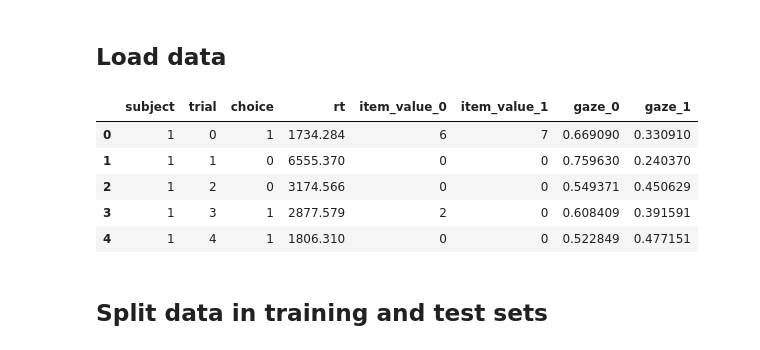
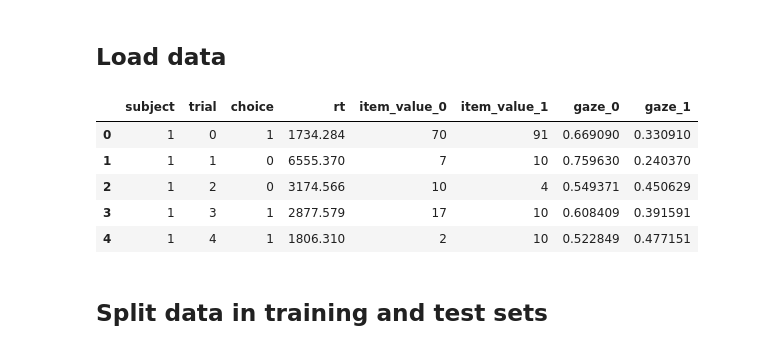
Before and after one commit to pradysepulveda/glamDDM_PF2019, a Jupyter notebook: PF2019_GLAM_hierarchical_out_of_sample_More_Bin_NUTS_33.ipynb, the cells around one changed output. Saved outputs shown, nothing was run; the diff lists cells and outputs as text; code cells hidden in the pictures.

```diff
--- a/PF2019_GLAM_hierarchical_out_of_sample_More_Bin_NUTS_33.ipynb
+++ b/PF2019_GLAM_hierarchical_out_of_sample_More_Bin_NUTS_33.ipynb
@@ -15,22 +15,22 @@ np.random.seed(23) # from random.org
 ## Load data
 # %%
 # Load data
-sufix = 'hierarchical_More_Bin_Gamma-11_NUTS_33'
-data = pd.read_csv('data/PF2019_data/GlamDataPF2019_More_Bin_33.csv')
+sufix = 'hierarchical_More_Bin_Gamma-11_NUTS_33_test'
+data = pd.read_csv('data/PF2019_data/GlamDataPF2019_More_NoBin_33_MODIFICATION_TEST.csv')
 #data = pd.read_csv('data/PF2019_data/GlamDataFF2018_Like_NoBin_TEST.csv')
 
 # Subset only necessary columns
 data = data[['subject', 'trial', 'choice', 'rt',
          'item_value_0', 'item_value_1',
          'gaze_0', 'gaze_1']]
 data.head()
 # %% [output]
 |  | subject | trial | choice | rt | item_value_0 | item_value_1 | gaze_0 | gaze_1 |
-| 0 | 1 | 0 | 1 | 1734.284 | 6 | 7 | 0.669090 | 0.330910 |
-| 1 | 1 | 1 | 0 | 6555.370 | 0 | 0 | 0.759630 | 0.240370 |
-| 2 | 1 | 2 | 0 | 3174.566 | 0 | 0 | 0.549371 | 0.450629 |
-| 3 | 1 | 3 | 1 | 2877.579 | 2 | 0 | 0.608409 | 0.391591 |
-| 4 | 1 | 4 | 1 | 1806.310 | 0 | 0 | 0.522849 | 0.477151 |
+| 0 | 1 | 0 | 1 | 1734.284 | 70 | 91 | 0.669090 | 0.330910 |
+| 1 | 1 | 1 | 0 | 6555.370 | 7 | 10 | 0.759630 | 0.240370 |
+| 2 | 1 | 2 | 0 | 3174.566 | 10 | 4 | 0.549371 | 0.450629 |
+| 3 | 1 | 3 | 1 | 2877.579 | 17 | 10 | 0.608409 | 0.391591 |
+| 4 | 1 | 4 | 1 | 1806.310 | 2 | 10 | 0.522849 | 0.477151 |
 # %% [markdown]
 ## Split data in training and test sets
 # %%
```
Also changed, not shown: parts of 1 cell of this notebook, 15 other files.
